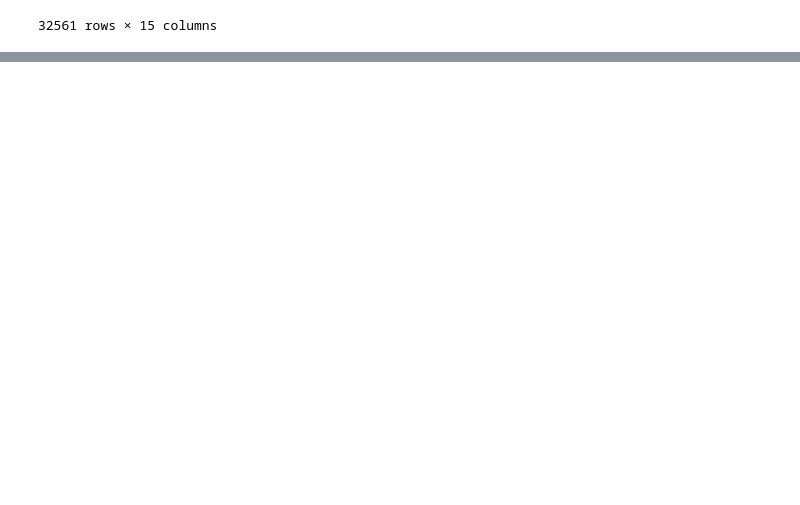
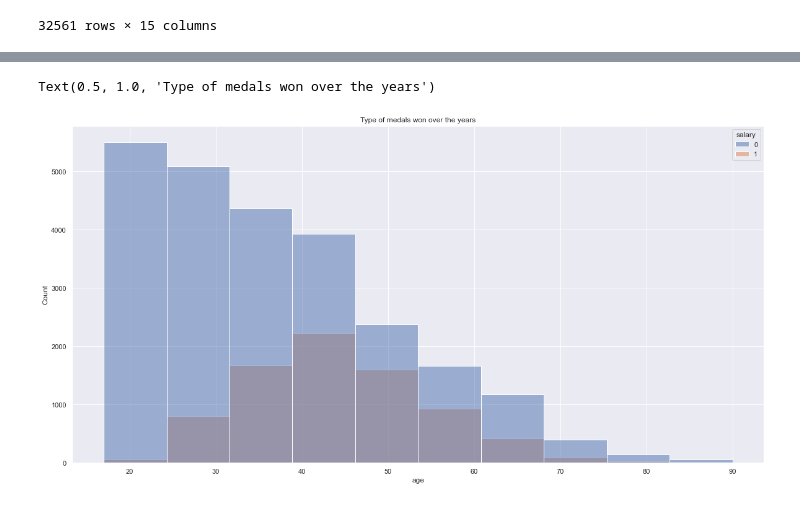
Before and after one commit to sabirbagwan/INeuron_Internship_Projects, a Jupyter notebook: AdultCensusIncomePrediction/AdultCensusIncomePrediction.ipynb, the cells around one changed output, grey strips where cells are left out. Cells and saved outputs as stored; diff of their text form; code cells hidden in the pictures; blank space fills up the shorter version.

```diff
--- a/AdultCensusIncomePrediction/AdultCensusIncomePrediction.ipynb
+++ b/AdultCensusIncomePrediction/AdultCensusIncomePrediction.ipynb
@@ -104,0 +185,9 @@ df
+# %%
+# sns.countplot(x='age',hue='salary',data=df)
+sns.histplot(x='age',hue='salary', bins=10,data=df)
+# sns.set(rc={'figure.figsize':(20,10)})
+# plt.xticks(rotation=45)
+plt.title("Type of medals won over the years")
+# %% [output]
+Text(0.5, 1.0, 'Type of medals won over the years')
+[figure, added]
```
Also changed, not shown: parts of 61 cells of this notebook, 1 other file.
